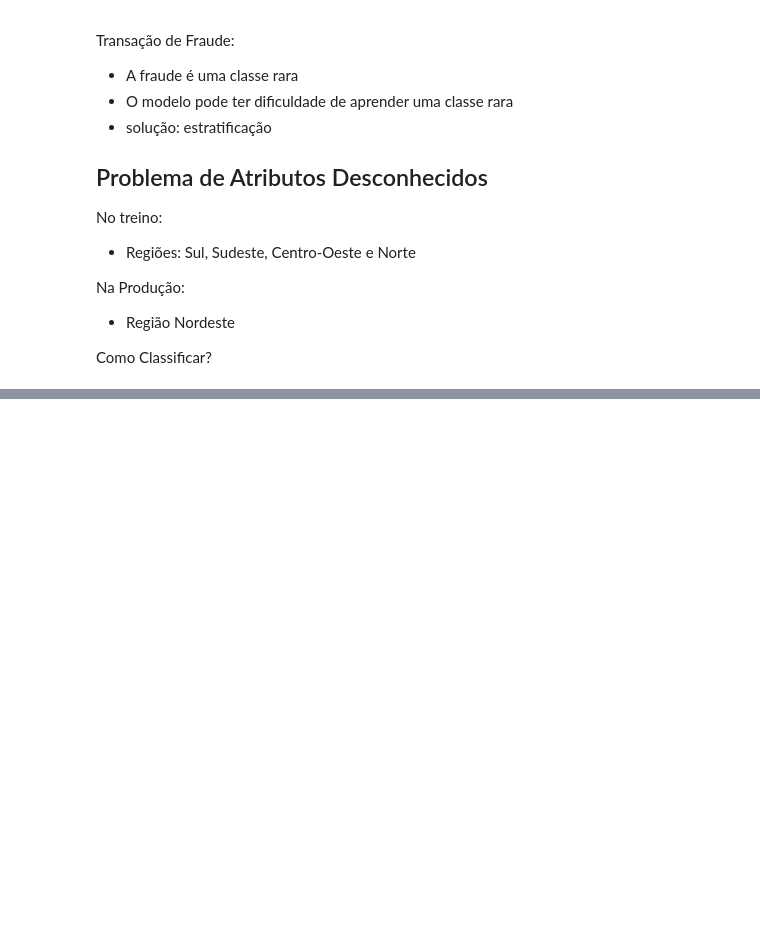
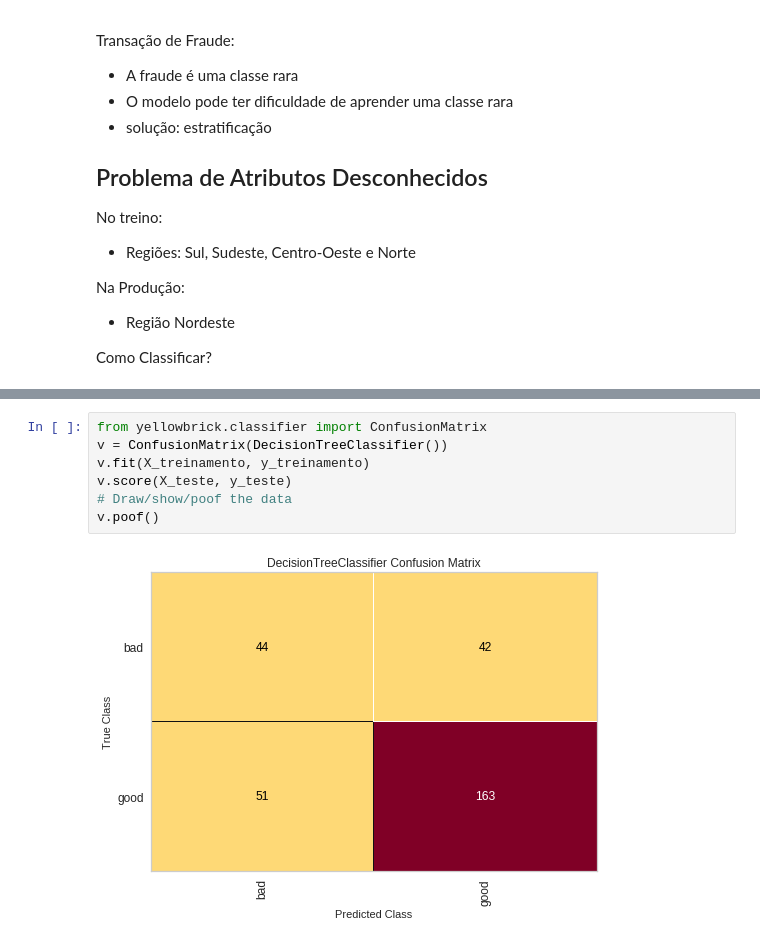
Before and after one commit to ronivaldo/udemy-curso-cientista_dados, a Jupyter notebook: 05_Machine_Learning.ipynb, the cells around one changed output, grey strips where cells are left out. Drawn from its saved outputs; the diff is of its cells as text; blank space fills up the shorter version.

```diff
--- a/05_Machine_Learning.ipynb
+++ b/05_Machine_Learning.ipynb
@@ -376,0 +895,9 @@ Como Classificar?
+# %%
+from yellowbrick.classifier import ConfusionMatrix
+v = ConfusionMatrix(DecisionTreeClassifier())
+v.fit(X_treinamento, y_treinamento)
+v.score(X_teste, y_teste)
+# Draw/show/poof the data
+v.poof()
+# %% [output]
+[figure, added]
```
Also changed, not shown: parts of 75 cells of this notebook.
